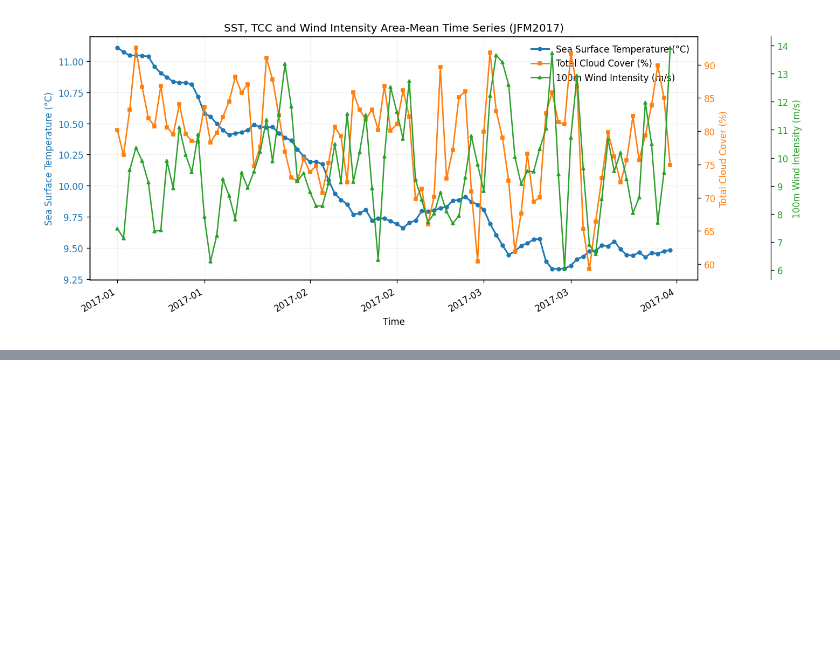
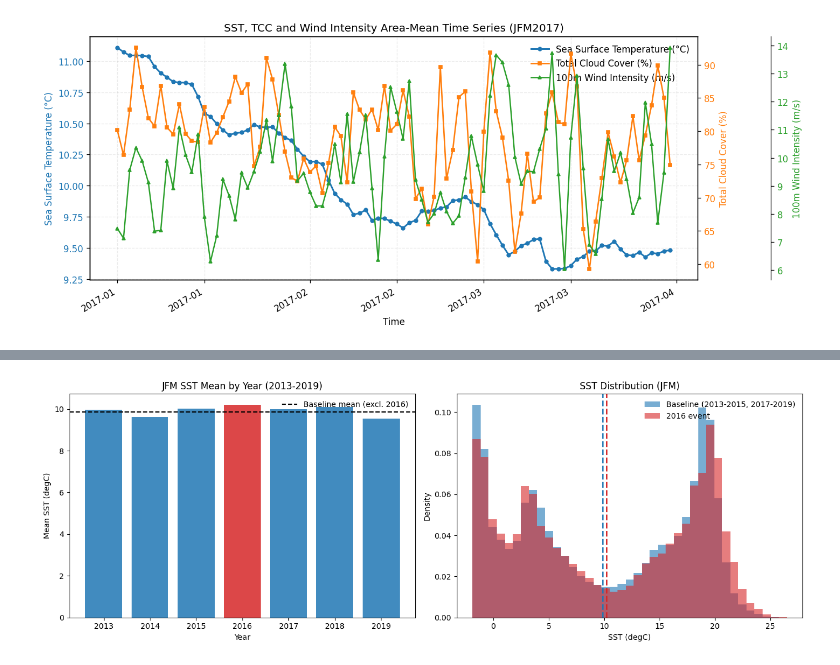
Before and after one commit to natslimak/OceanCourses, a Jupyter notebook: DigitalOcean/Project/test.ipynb, the cells around one changed output, grey strips where cells are left out. Saved outputs shown, nothing was run; the diff lists cells and outputs as text; code cells hidden in the pictures; blank space fills up the shorter version.

```diff
--- a/DigitalOcean/Project/test.ipynb
+++ b/DigitalOcean/Project/test.ipynb
@@ -527,0 +533,93 @@ for mhw_key in [mhw2016_2016, mhw2016_2017]:
+# %%
+# Part 5: Data Clustering / Distribution Analysis (MHW2016 JFM SST)
+
+# Collect SST datasets by year (JFM period)
+sst_mhw2016_by_year = {
+    2013: ds_mhw2016_sst_2013,
+    2014: ds_mhw2016_sst_2014,
+    2015: ds_mhw2016_sst_2015,
+    2016: ds_mhw2016_sst_2016,  # MHW event year (kept separate)
+    2017: ds_mhw2016_sst_2017,
+    2018: ds_mhw2016_sst_2018,
+    2019: ds_mhw2016_sst_2019,
+}
+
+baseline_years = [2013, 2014, 2015, 2017, 2018, 2019]
+
+
+def flatten_sst_values(ds):
+    """Return 1D SST values (all grid points and all timesteps), excluding NaNs."""
+    da = ds["analysed_sst"]
+
+    # If a depth dimension exists, use surface layer.
+    if "depth" in da.dims:
+        da = da.isel(depth=0)
+
+    return da.values.ravel()[~np.isnan(da.values.ravel())]
+
+
+# Mean SST for each year over the whole 3-month period and full spatial domain
+sst_mean_by_year = {}
+for year, ds_year in sst_mhw2016_by_year.items():
+    da = ds_year["analysed_sst"]
+    if "depth" in da.dims:
+        da = da.isel(depth=0)
+    sst_mean_by_year[year] = float(da.mean(skipna=True).values)
+
+# Separate event year mean and baseline mean (excluding 2016)
+mhw2016_event_mean = sst_mean_by_year[2016]
+baseline_mean = float(np.mean([sst_mean_by_year[y] for y in baseline_years]))
+
+print("JFM mean SST by year (degC):")
+for y in sorted(sst_mean_by_year):
+    print(f"{y}: {sst_mean_by_year[y]:.3f}")
+
+print(f"\nBaseline mean (2013-2015, 2017-2019): {baseline_mean:.3f} degC")
+print(f"2016 event mean: {mhw2016_event_mean:.3f} degC")
+print(f"Anomaly (2016 - baseline): {mhw2016_event_mean - baseline_mean:.3f} degC")
+
+# Build distributions for plotting
+baseline_values = np.concatenate([flatten_sst_values(sst_mhw2016_by_year[y]) for y in baseline_years])
+event_2016_values = flatten_sst_values(sst_mhw2016_by_year[2016])
+
+# Plot 1: Yearly means with baseline and event highlighted
+years_sorted = sorted(sst_mean_by_year.keys())
+means_sorted = [sst_mean_by_year[y] for y in years_sorted]
+bar_colors = ["tab:red" if y == 2016 else "tab:blue" for y in years_sorted]
+
+fig, axes = plt.subplots(1, 2, figsize=(14, 5))
+
+axes[0].bar(years_sorted, means_sorted, color=bar_colors, alpha=0.85)
+axes[0].axhline(baseline_mean, color="black", linestyle="--", linewidth=1.5, label="Baseline mean (excl. 2016)")
+axes[0].set_title("JFM SST Mean by Year (2013-2019)")
+axes[0].set_xlabel("Year")
+axes[0].set_ylabel("Mean SST (degC)")
+axes[0].set_xticks(years_sorted)
+axes[0].legend(frameon=False)
+
+# Plot 2: Distribution comparison (baseline vs 2016)
+all_vals = np.concatenate([baseline_values, event_2016_values])
+nbins = 40
+bins = np.linspace(np.nanmin(all_vals), np.nanmax(all_vals), nbins)
+
+axes[1].hist(baseline_values, bins=bins, alpha=0.6, color="tab:blue", density=True, label="Baseline (2013-2015, 2017-2019)")
+axes[1].hist(event_2016_values, bins=bins, alpha=0.6, color="tab:red", density=True, label="2016 event")
+axes[1].axvline(baseline_mean, color="tab:blue", linestyle="--", linewidth=2)
+axes[1].axvline(mhw2016_event_mean, color="tab:red", linestyle="--", linewidth=2)
+axes[1].set_title("SST Distribution (JFM)")
+axes[1].set_xlabel("SST (degC)")
+axes[1].set_ylabel("Density")
+axes[1].legend(frameon=False)
+
+plt.tight_layout()
+plt.savefig(FIG_DIR / "SST_Distribution_MHW2016_JFM.png", dpi=300, bbox_inches="tight")
+plt.show()
+
+# Optional quick boxplot for compact distribution view
+plt.figure(figsize=(7, 4))
+plt.boxplot([baseline_values, event_2016_values], tick_labels=["Baseline\n(excl. 2016)", "2016 event"], showfliers=False)
+plt.ylabel("SST (degC)")
+plt.title("JFM SST Distribution Comparison")
+plt.tight_layout()
+plt.show()
+# %% [output]
@@ -527,0 +638 @@ for mhw_key in [mhw2016_2016, mhw2016_2017]:
+[figure, added]
```
Also changed, not shown: parts of 5 cells of this notebook, 36 other files.
